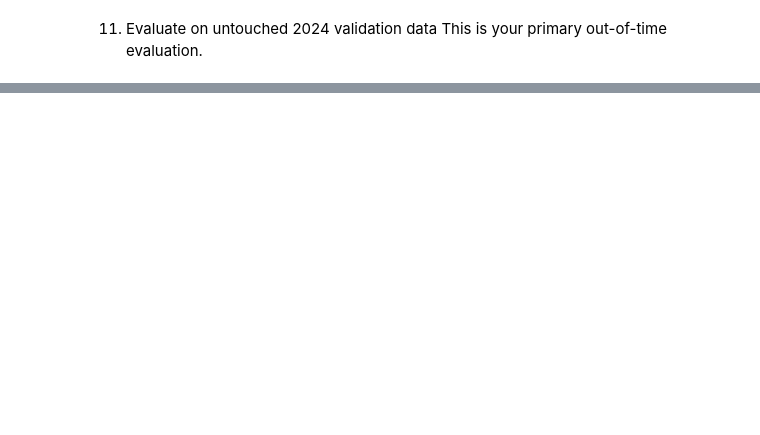
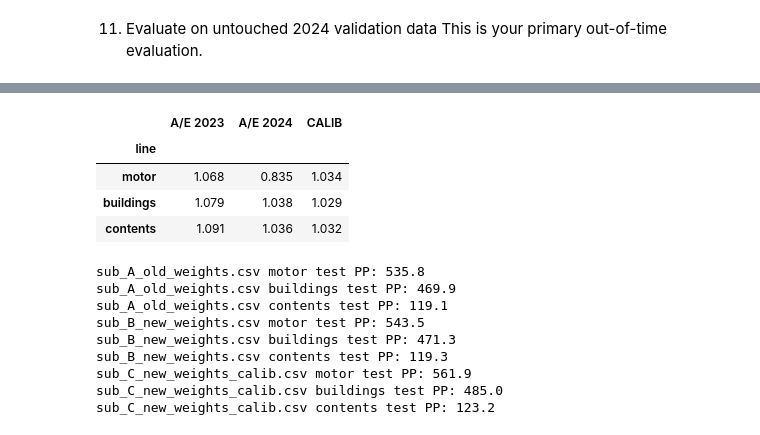
Before and after one commit to sarah-gui/Hackathon2026, a Jupyter notebook: analysis.ipynb, the cells around one changed output, grey strips where cells are left out. Cells and saved outputs as stored; diff of their text form; code cells hidden in the pictures; blank space fills up the shorter version.

```diff
--- a/analysis.ipynb
+++ b/analysis.ipynb
@@ -1816,0 +2806,56 @@ contents
+# %%
+
+CALIB_SUGGEST, rows = {}, []
+for l in LINES:
+    P24 = sum(w * VALID_PRED[(l, n)]   for n, w in weights[l].items())
+    P23 = sum(w * VALID_PRED23[(l, n)] for n, w in weights[l].items())
+    ae24 = valid_split[l][COST_TARGET].sum() / P24.sum()
+    ae23 = VA23[l][COST_TARGET].sum() / P23.sum()
+    base = ae23 if l == "motor" else (ae23 + ae24) / 2      # 2024 motor is immature
+    CALIB_SUGGEST[l] = round(1 + 0.5 * (base - 1), 3)       # shrink halfway toward 1
+    rows.append({"line": l, "A/E 2023": ae23, "A/E 2024": ae24, "CALIB": CALIB_SUGGEST[l]})
+display(pd.DataFrame(rows).set_index("line").round(3))
+
+TEST_PRED = {}
+for l in LINES:
+    for name in ["glm_1e-4", "xgb_fs", "lgb_tweedie", "lgb_fs"]:
+        m = candidates(l)[name]().fit(train[l], n_rounds=ROUNDS[(l, name)])
+        TEST_PRED[(l, name)] = m.predict(test[l])
+
+def write_sub(wts, calib, path):
+    preds = []
+    for l in LINES:
+        pt = sum(w * TEST_PRED[(l, n)] for n, w in wts[l].items()) * calib[l]
+        preds.append(pd.DataFrame({"row_id": test[l]["row_id"].to_numpy(), "prediction": pt}))
+        print(path, l, "test PP:", round(pt.sum() / test[l][EXPOSURE].sum(), 1))
+    sub = pd.concat(preds, ignore_index=True)
+    sample = datasets["sample_submission"][["row_id"]]
+    sub = sample.merge(sub, on="row_id", how="left", validate="one_to_one")
+    assert np.isfinite(sub["prediction"]).all() and (sub["prediction"] >= 0).all()
+    sub.to_csv(path, index=False)
+
+one = {l: 1.0 for l in LINES}
+
+old_w = {   # the blend that scored 0.124
+    "motor":     {"glm_1e-4": 0.3, "lgb_fs": 0.7},
+    "buildings": {"lgb_tweedie": 0.1, "lgb_fs": 0.9},
+    "contents":  {"glm_1e-4": 0.4, "lgb_tweedie": 0.1, "lgb_fs": 0.5},
+}
+write_sub(old_w,   one,           "sub_A_old_weights.csv")    # should reproduce 0.124
+write_sub(weights, one,           "sub_B_new_weights.csv")    # new weights, no calibration
+write_sub(weights, CALIB_SUGGEST, "sub_C_new_weights_calib.csv")
+# %% [output]
+|  | A/E 2023 | A/E 2024 | CALIB |
+| line |  |  |  |
+| motor | 1.068 | 0.835 | 1.034 |
+| buildings | 1.079 | 1.038 | 1.029 |
+| contents | 1.091 | 1.036 | 1.032 |
+sub_A_old_weights.csv motor test PP: 535.8
+sub_A_old_weights.csv buildings test PP: 469.9
+sub_A_old_weights.csv contents test PP: 119.1
+sub_B_new_weights.csv motor test PP: 543.5
+sub_B_new_weights.csv buildings test PP: 471.3
+sub_B_new_weights.csv contents test PP: 119.3
+sub_C_new_weights_calib.csv motor test PP: 561.9
+sub_C_new_weights_calib.csv buildings test PP: 485.0
+sub_C_new_weights_calib.csv contents test PP: 123.2
```
Also changed, not shown: parts of 14 cells of this notebook.
